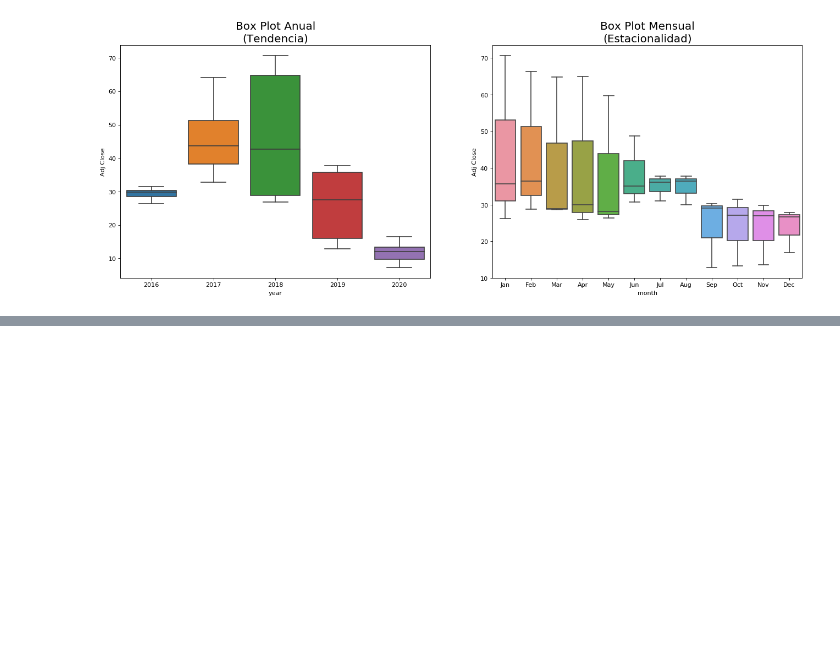
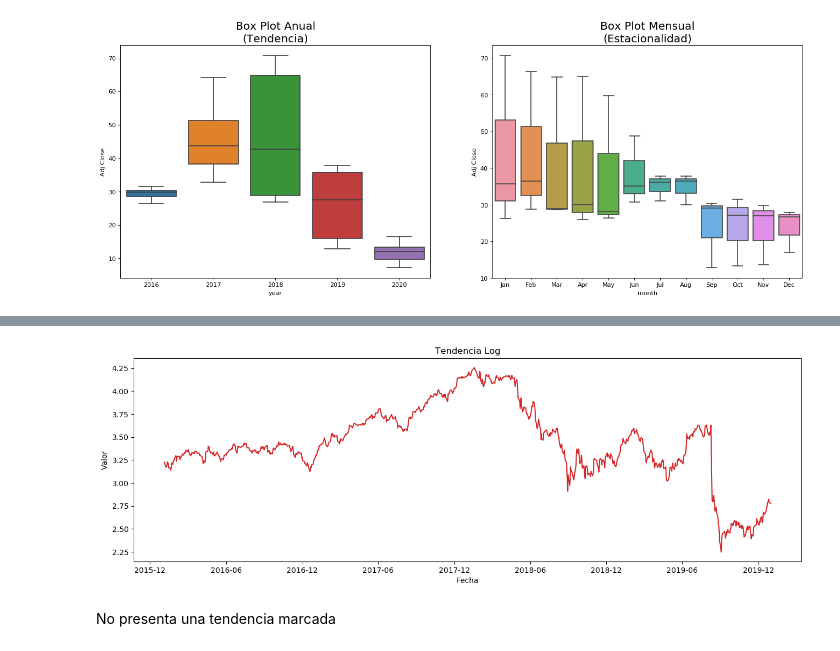
Before and after one commit to cdgn-coding/bcba-algo-trading, a Jupyter notebook: 3_Time_Series.ipynb, the cells around one changed output, grey strips where cells are left out. Saved outputs shown, nothing was run; the diff lists cells and outputs as text; code cells hidden in the pictures; blank space fills up the shorter version.

```diff
--- a/3_Time_Series.ipynb
+++ b/3_Time_Series.ipynb
@@ -92,0 +159,4 @@ axes[1].set_title('Box Plot Mensual\n(Estacionalidad)', fontsize=18);
+# %%
+plot_df(ggal_train, x=ggal_train.index, y=ggal_train['log_value'], title='Tendencia Log')
+# %% [output]
+[figure, added]
@@ -92,0 +165,2 @@ axes[1].set_title('Box Plot Mensual\n(Estacionalidad)', fontsize=18);
+# %% [markdown]
+No presenta una tendencia marcada
```
Also changed, not shown: parts of 24 cells of this notebook.
